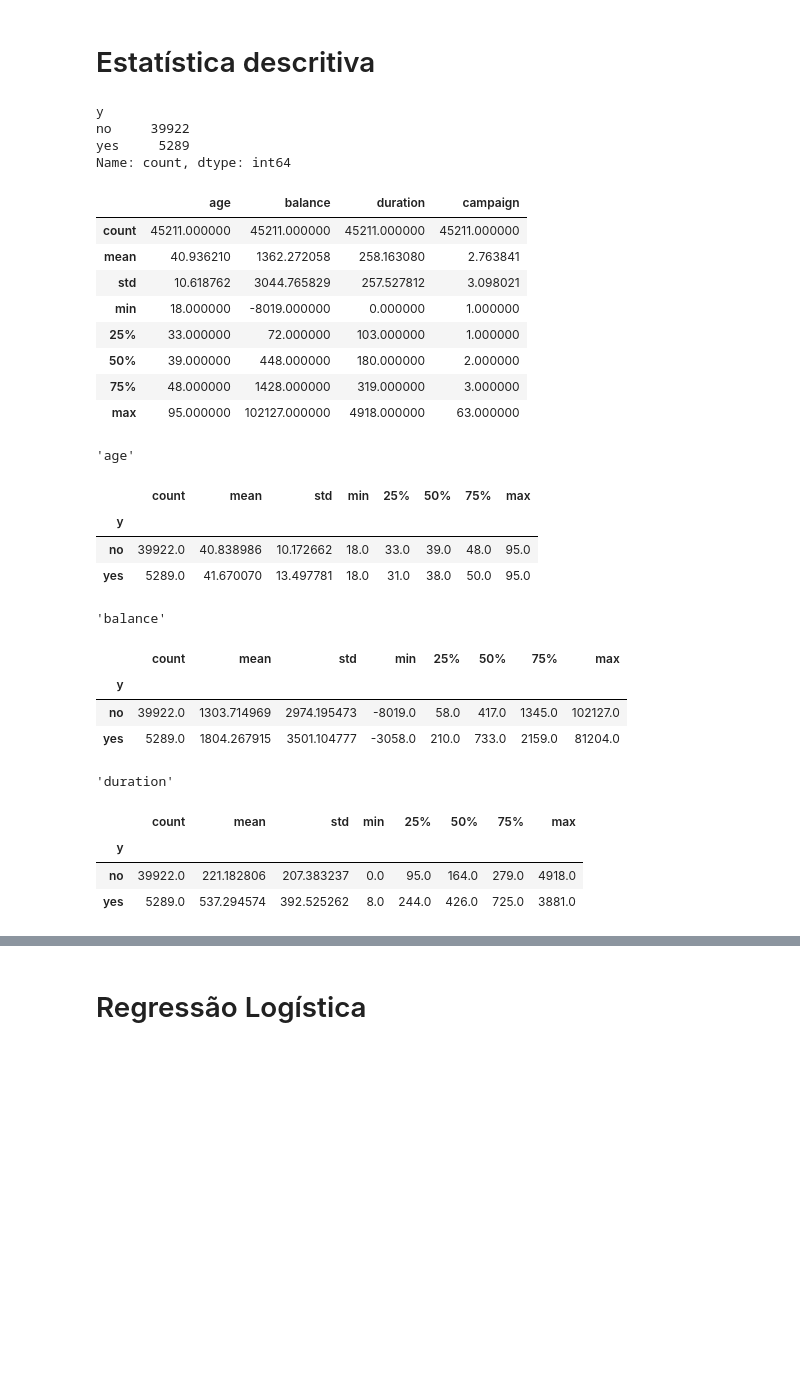
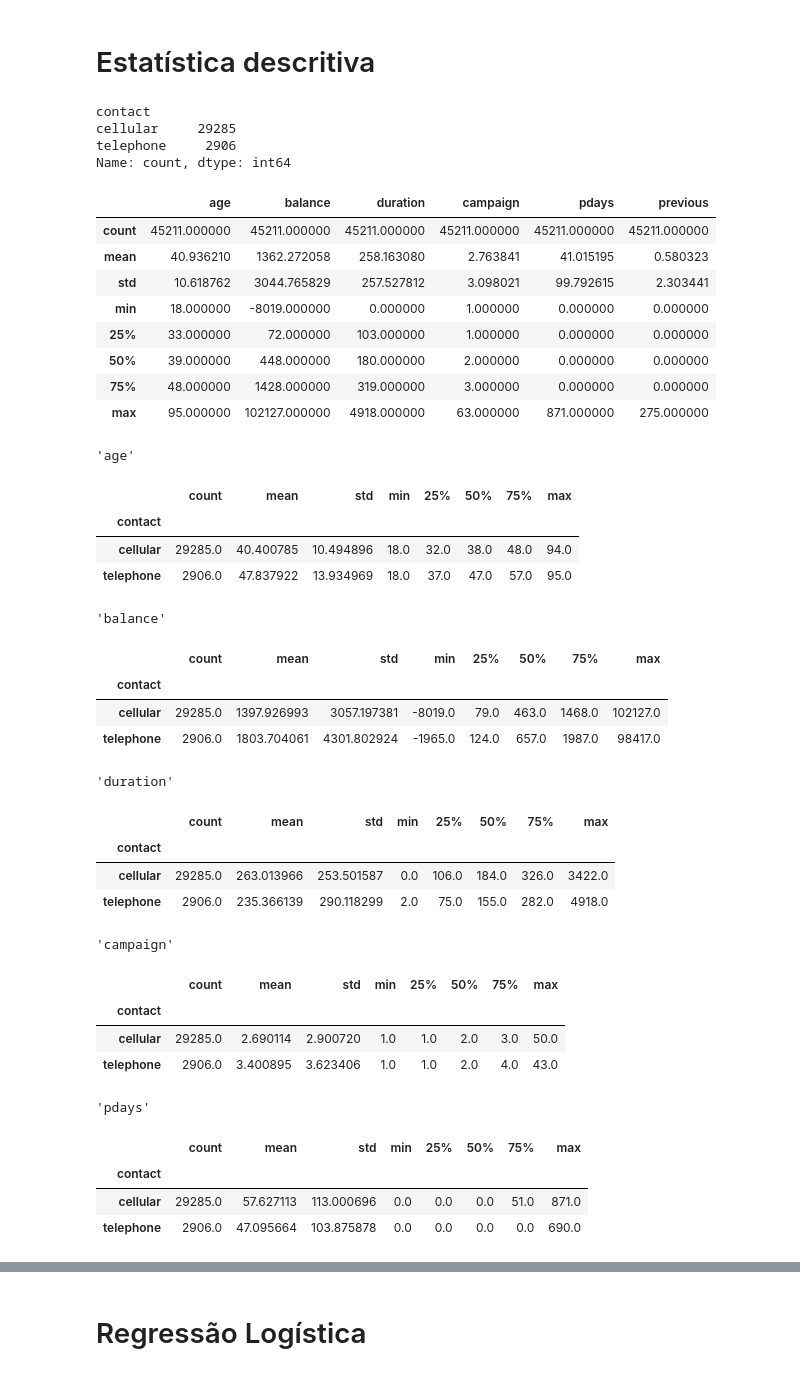
Before and after one commit to juliano-CN/analise-maketing-bancario, a Jupyter notebook: bank.ipynb, the cells around one changed output, grey strips where cells are left out. Drawn from its saved outputs; the diff is of its cells as text; code cells hidden in the pictures; blank space fills up the shorter version.

```diff
--- a/bank.ipynb
+++ b/bank.ipynb
@@ -73,45 +73,51 @@ df.head(6)
 # Estatística descritiva
 # %%
 import matplotlib.pyplot as plt
-import seaborn as sns
 import numpy as np
 
-numerical_variables = ["y","age","balance","duration","campaign"]
+numerical_variables = ["y","age","balance","duration","campaign","pdays","previous"]
 
-#for i in numerical_variables:
-#    print(i)
-#    display(df.groupby('y')[i].describe())
-display(df['y'].value_counts())
+display(df['contact'].value_counts())
 display(df[numerical_variables].describe())
-for i in numerical_variables[1:4]:
+for i in numerical_variables[1:6]:
     display(i)
-    display(df.groupby('y')[i].describe())
+    display(df.groupby('contact')[i].describe())
 # %% [output]
-y
-no     39922
-yes     5289
+contact
+cellular     29285
+telephone     2906
 Name: count, dtype: int64
-|  | age | balance | duration | campaign |
-| count | 45211.000000 | 45211.000000 | 45211.000000 | 45211.000000 |
-| mean | 40.936210 | 1362.272058 | 258.163080 | 2.763841 |
-| std | 10.618762 | 3044.765829 | 257.527812 | 3.098021 |
-| min | 18.000000 | -8019.000000 | 0.000000 | 1.000000 |
-| 25% | 33.000000 | 72.000000 | 103.000000 | 1.000000 |
-| 50% | 39.000000 | 448.000000 | 180.000000 | 2.000000 |
-| 75% | 48.000000 | 1428.000000 | 319.000000 | 3.000000 |
-| max | 95.000000 | 102127.000000 | 4918.000000 | 63.000000 |
+|  | age | balance | duration | campaign | pdays | previous |
+| count | 45211.000000 | 45211.000000 | 45211.000000 | 45211.000000 | 45211.000000 | 45211.000000 |
+| mean | 40.936210 | 1362.272058 | 258.163080 | 2.763841 | 41.015195 | 0.580323 |
+| std | 10.618762 | 3044.765829 | 257.527812 | 3.098021 | 99.792615 | 2.303441 |
+| min | 18.000000 | -8019.000000 | 0.000000 | 1.000000 | 0.000000 | 0.000000 |
+| 25% | 33.000000 | 72.000000 | 103.000000 | 1.000000 | 0.000000 | 0.000000 |
+| 50% | 39.000000 | 448.000000 | 180.000000 | 2.000000 | 0.000000 | 0.000000 |
+| 75% | 48.000000 | 1428.000000 | 319.000000 | 3.000000 | 0.000000 | 0.000000 |
+| max | 95.000000 | 102127.000000 | 4918.000000 | 63.000000 | 871.000000 | 275.000000 |
 'age'
 |  | count | mean | std | min | 25% | 50% | 75% | max |
-| y |  |  |  |  |  |  |  |  |
-| no | 39922.0 | 40.838986 | 10.172662 | 18.0 | 33.0 | 39.0 | 48.0 | 95.0 |
-| yes | 5289.0 | 41.670070 | 13.497781 | 18.0 | 31.0 | 38.0 | 50.0 | 95.0 |
+| contact |  |  |  |  |  |  |  |  |
+| cellular | 29285.0 | 40.400785 | 10.494896 | 18.0 | 32.0 | 38.0 | 48.0 | 94.0 |
+| telephone | 2906.0 | 47.837922 | 13.934969 | 18.0 | 37.0 | 47.0 | 57.0 | 95.0 |
 'balance'
 |  | count | mean | std | min | 25% | 50% | 75% | max |
-| y |  |  |  |  |  |  |  |  |
-| no | 39922.0 | 1303.714969 | 2974.195473 | -8019.0 | 58.0 | 417.0 | 1345.0 | 102127.0 |
-| yes | 5289.0 | 1804.267915 | 3501.104777 | -3058.0 | 210.0 | 733.0 | 2159.0 | 81204.0 |
+| contact |  |  |  |  |  |  |  |  |
+| cellular | 29285.0 | 1397.926993 | 3057.197381 | -8019.0 | 79.0 | 463.0 | 1468.0 | 102127.0 |
+| telephone | 2906.0 | 1803.704061 | 4301.802924 | -1965.0 | 124.0 | 657.0 | 1987.0 | 98417.0 |
 'duration'
 |  | count | mean | std | min | 25% | 50% | 75% | max |
-| y |  |  |  |  |  |  |  |  |
-| no | 39922.0 | 221.182806 | 207.383237 | 0.0 | 95.0 | 164.0 | 279.0 | 4918.0 |
-| yes | 5289.0 | 537.294574 | 392.525262 | 8.0 | 244.0 | 426.0 | 725.0 | 3881.0 |
+| contact |  |  |  |  |  |  |  |  |
+| cellular | 29285.0 | 263.013966 | 253.501587 | 0.0 | 106.0 | 184.0 | 326.0 | 3422.0 |
+| telephone | 2906.0 | 235.366139 | 290.118299 | 2.0 | 75.0 | 155.0 | 282.0 | 4918.0 |
+'campaign'
+|  | count | mean | std | min | 25% | 50% | 75% | max |
+| contact |  |  |  |  |  |  |  |  |
+| cellular | 29285.0 | 2.690114 | 2.900720 | 1.0 | 1.0 | 2.0 | 3.0 | 50.0 |
+| telephone | 2906.0 | 3.400895 | 3.623406 | 1.0 | 1.0 | 2.0 | 4.0 | 43.0 |
+'pdays'
+|  | count | mean | std | min | 25% | 50% | 75% | max |
+| contact |  |  |  |  |  |  |  |  |
+| cellular | 29285.0 | 57.627113 | 113.000696 | 0.0 | 0.0 | 0.0 | 51.0 | 871.0 |
+| telephone | 2906.0 | 47.095664 | 103.875878 | 0.0 | 0.0 | 0.0 | 0.0 | 690.0 |
```
Also changed, not shown: parts of 23 cells of this notebook, 1 other file.
